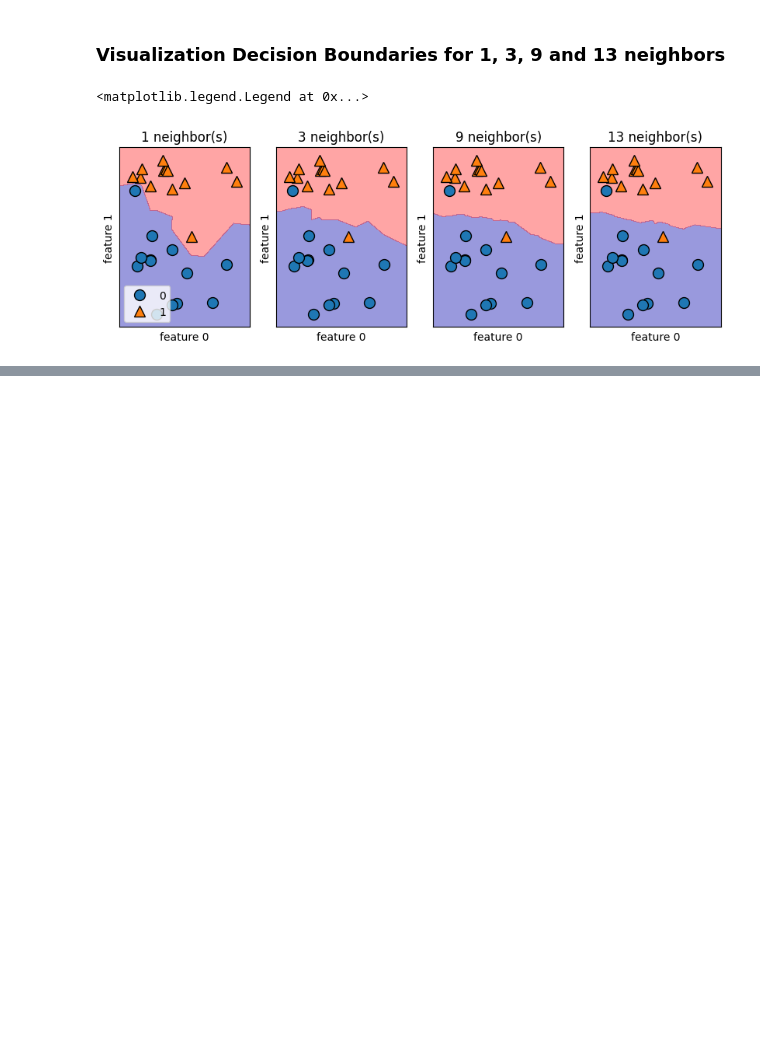
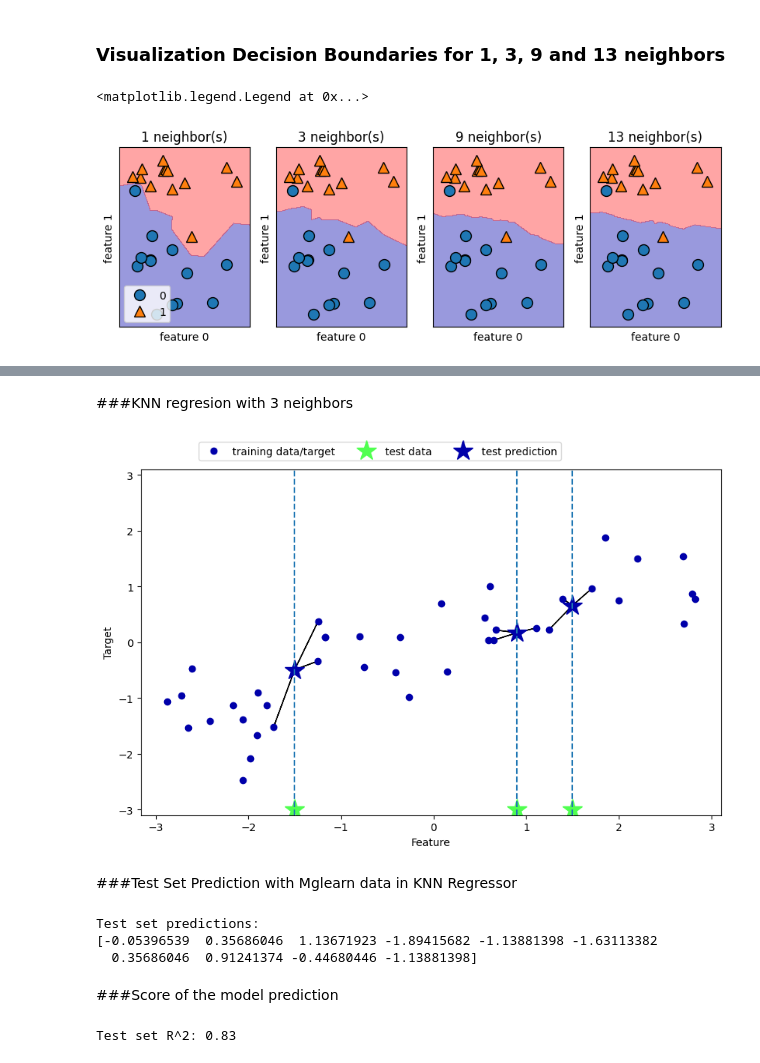
Before and after one commit to Frederico27/Machine-Learning-Study, a Jupyter notebook: Chapter 2 Supervised-Learning-KNN.ipynb, the cells around one changed output, grey strips where cells are left out. Saved outputs shown, nothing was run; the diff lists cells and outputs as text; code cells hidden in the pictures; blank space fills up the shorter version.

Commit message:
add KNN regressor

```diff
--- a/Chapter 2 Supervised-Learning-KNN.ipynb
+++ b/Chapter 2 Supervised-Learning-KNN.ipynb
@@ -50,0 +114,33 @@ axes[0].legend(loc=3)
+# %% [markdown]
+###KNN regresion with 3 neighbors
+# %%
+mglearn.plots.plot_knn_regression(n_neighbors=3)
+# %% [output]
+[figure, added]
+# %% [markdown]
+###Test Set Prediction with Mglearn data in KNN Regressor
+# %%
+from sklearn.neighbors import KNeighborsRegressor
+
+X, Y = mglearn.datasets.make_wave(n_samples=40)
+
+#split the wave dataset into a training and a test set
+X_train, X_test, Y_train, Y_test = train_test_split(X, Y, random_state=0)
+
+#instantiate the model and set the number of neighbors to 3
+reg = KNeighborsRegressor(n_neighbors=3)
+
+#fit the model using the training data and training targets
+reg.fit(X_train, Y_train)
+
+print("Test set predictions:\n{}".format(reg.predict(X_test)))
+# %% [output]
+Test set predictions:
+[-0.05396539  0.35686046  1.13671923 -1.89415682 -1.13881398 -1.63113382
+  0.35686046  0.91241374 -0.44680446 -1.13881398]
+# %% [markdown]
+###Score of the model prediction
+# %%
+print("Test set R^2: {:.2f}".format(reg.score(X_test, Y_test)))
+# %% [output]
+Test set R^2: 0.83
```
Also changed, not shown: parts of 8 cells of this notebook.
